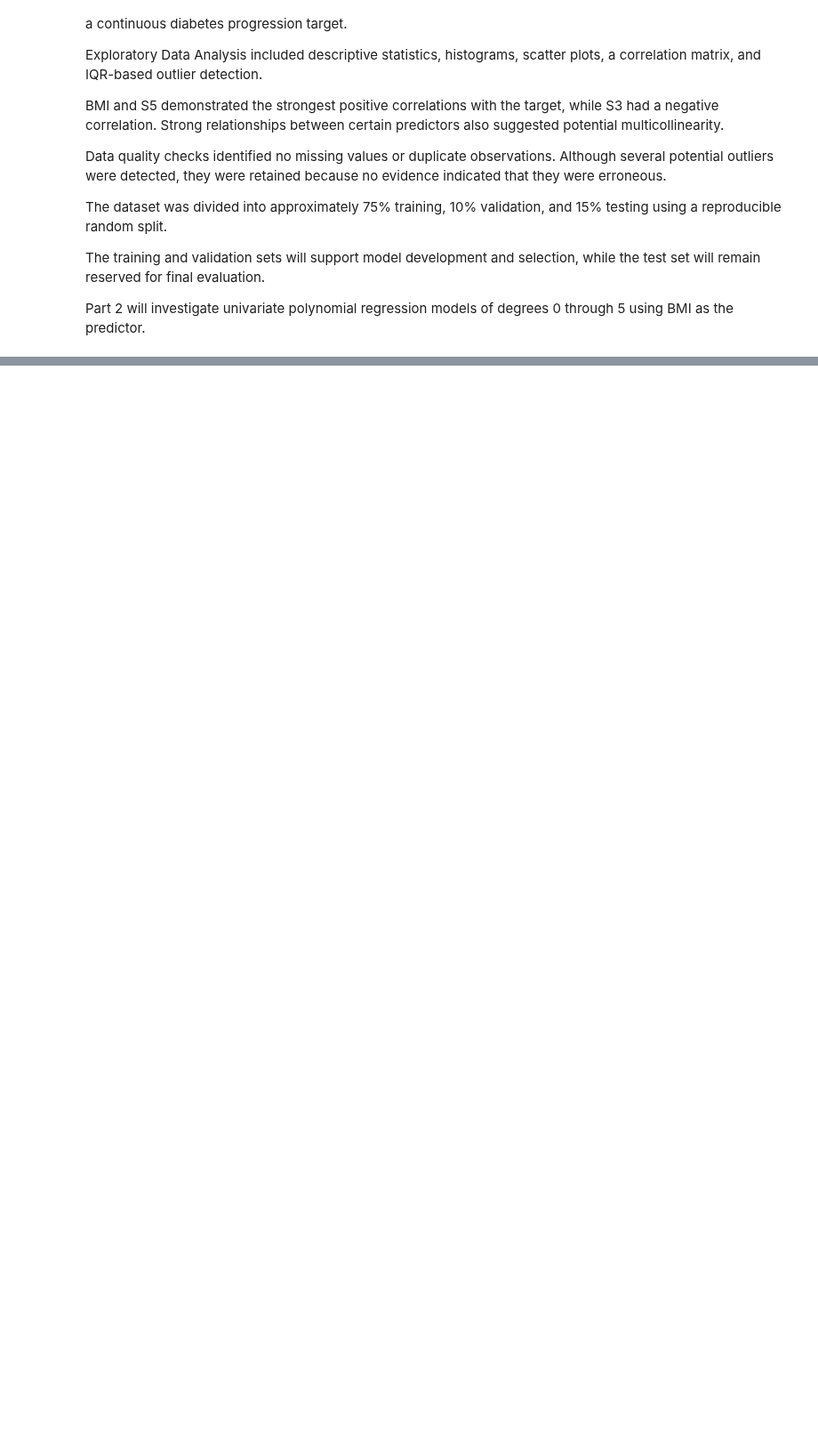
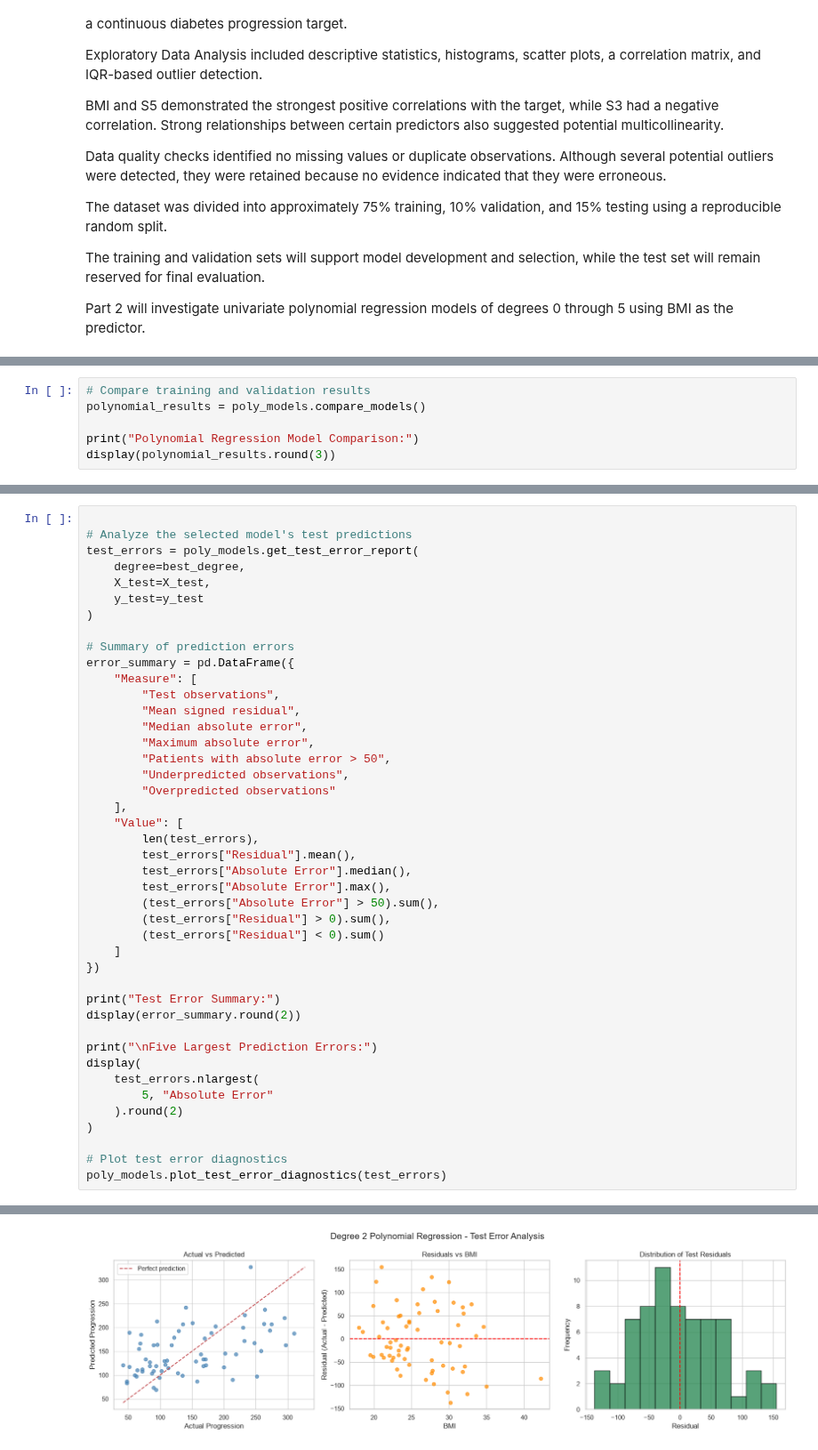
Before and after one commit to UbaidUllah777/PracticalLab2_DiabetesRegression, a Jupyter notebook: PracticalLab2_DiabetesRegression.ipynb, the cells around one changed output, grey strips where cells are left out. Shown at 89% size. Drawn from its saved outputs; the diff is of its cells as text; blank space fills up the shorter version.

```diff
--- a/PracticalLab2_DiabetesRegression.ipynb
+++ b/PracticalLab2_DiabetesRegression.ipynb
@@ -706,0 +762,6 @@ Part 2 will investigate univariate polynomial regression models of degrees 0 thr
+# %%
+# Compare training and validation results
+polynomial_results = poly_models.compare_models()
+
+print("Polynomial Regression Model Comparison:")
+display(polynomial_results.round(3))
@@ -706,0 +1115,44 @@ Part 2 will investigate univariate polynomial regression models of degrees 0 thr
+# %%
+
+# Analyze the selected model's test predictions
+test_errors = poly_models.get_test_error_report(
+    degree=best_degree,
+    X_test=X_test,
+    y_test=y_test
+)
+
+# Summary of prediction errors
+error_summary = pd.DataFrame({
+    "Measure": [
+        "Test observations",
+        "Mean signed residual",
+        "Median absolute error",
+        "Maximum absolute error",
+        "Patients with absolute error > 50",
+        "Underpredicted observations",
+        "Overpredicted observations"
+    ],
+    "Value": [
+        len(test_errors),
+        test_errors["Residual"].mean(),
+        test_errors["Absolute Error"].median(),
+        test_errors["Absolute Error"].max(),
+        (test_errors["Absolute Error"] > 50).sum(),
+        (test_errors["Residual"] > 0).sum(),
+        (test_errors["Residual"] < 0).sum()
+    ]
+})
+
+print("Test Error Summary:")
+display(error_summary.round(2))
+
+print("\nFive Largest Prediction Errors:")
+display(
+    test_errors.nlargest(
+        5, "Absolute Error"
+    ).round(2)
+)
+
+# Plot test error diagnostics
+poly_models.plot_test_error_diagnostics(test_errors)
+# %% [output]
@@ -706,0 +1175 @@ Part 2 will investigate univariate polynomial regression models of degrees 0 thr
+[figure, added]
```
Also changed, not shown: parts of 22 cells of this notebook, 1 other file.
